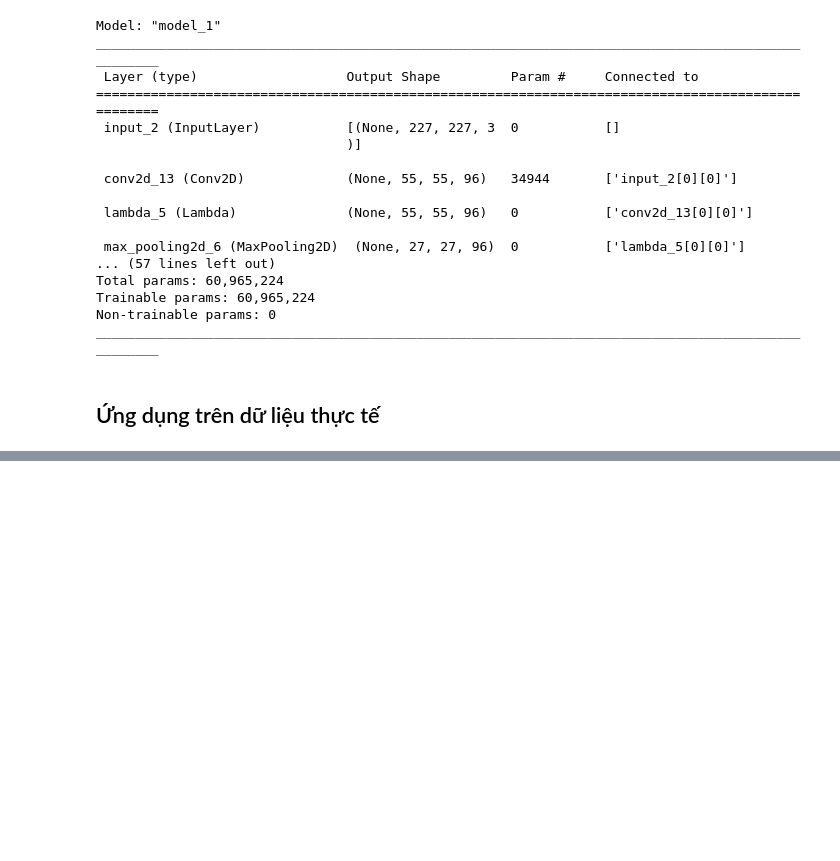
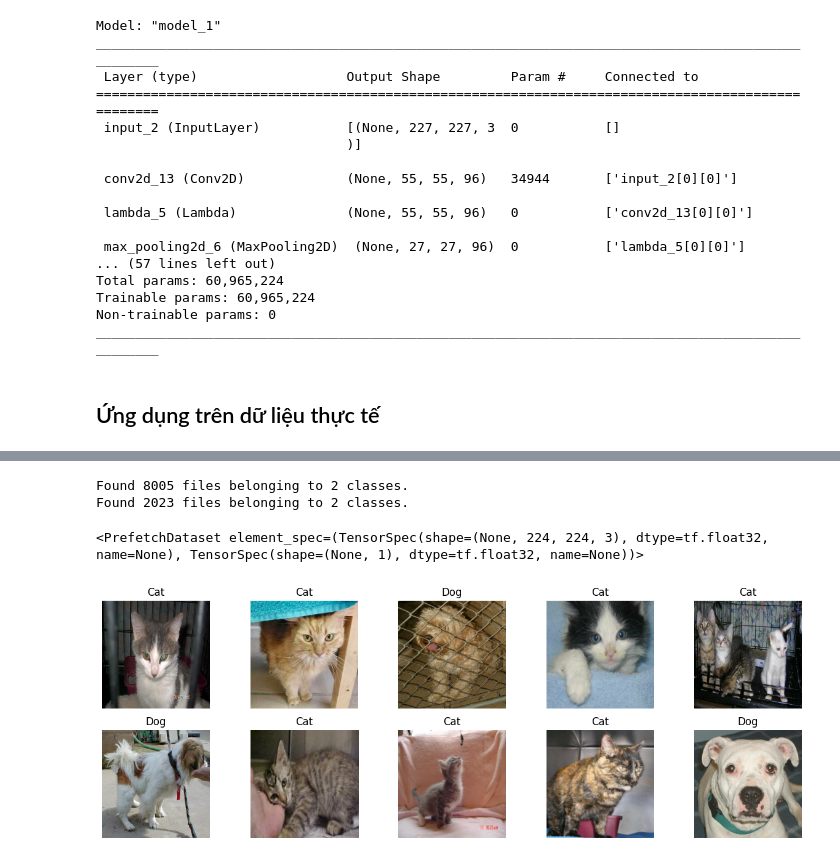
Before and after one commit to khanhtada/ai_from_fundamental_to_application, a Jupyter notebook: Chuong5/kien_truc_mang_noron/AlexNet.ipynb, the cells around one changed output, grey strips where cells are left out. Cells and saved outputs as stored; diff of their text form; code cells hidden in the pictures; blank space fills up the shorter version.

```diff
--- a/Chuong5/kien_truc_mang_noron/AlexNet.ipynb
+++ b/Chuong5/kien_truc_mang_noron/AlexNet.ipynb
@@ -118,8 +115,72 @@ print("✅ Copied dataset to:", dst_dir)
 # %%
-import glob
+import tensorflow as tf
+from tensorflow import keras
+from tensorflow.keras import layers
 
-cats = glob.glob(f"{dst_dir}/training_set/training_set/cats/*.jpg")
-dogs = glob.glob(f"{dst_dir}/training_set/training_set/dogs/*.jpg")
+train_dir = r"C:/Users/Admin/Desktop/my_ai_book/data/datasets/cat-and-dog/training_set"
+test_dir  = r"C:/Users/Admin/Desktop/my_ai_book/data/datasets/cat-and-dog/test_set"
 
-print("Số ảnh mèo:", len(cats))
-print("Số ảnh chó:", len(dogs))
+IMG_SIZE = (224, 224)
+BATCH    = 32
+SEED     = 1
+AUTOTUNE = tf.data.AUTOTUNE
+
+# Nếu thư mục là cats/dogs đúng chuẩn thì không cần class_names
+# Ở đây ép cho chắc chắn theo tên thư mục phổ biến
+CLASS_NAMES = ["cats", "dogs"] #Cats: 0, dogs: 1
+
+train_ds = tf.keras.utils.image_dataset_from_directory(
+    train_dir,
+    image_size=IMG_SIZE,
+    batch_size=BATCH,
+    label_mode="binary",
+    shuffle=True,
+    seed=SEED,
+    class_names=CLASS_NAMES
+)
+# lấy 20% train làm validation
+val_size = int(0.2 * len(train_ds))
+val_ds   = train_ds.take(val_size)
+train_ds = train_ds.skip(val_size)
+
+test_ds = tf.keras.utils.image_dataset_from_directory(
+    test_dir,
+    image_size=IMG_SIZE,
+    batch_size=BATCH,
+    label_mode="binary", # dựa trên vị trí của thư mục nhãn (class)
+    shuffle=False,
+    class_names=CLASS_NAMES
+)
+
+def configure(ds, training=False):
+    if training:
+        ds = ds.shuffle(1000, seed=SEED, reshuffle_each_iteration=True)
+    return ds.prefetch(AUTOTUNE)
+
+train_ds = configure(train_ds, training=True)
+val_ds   = configure(val_ds)
+test_ds  = configure(test_ds)
+# %% [output]
+Found 8005 files belonging to 2 classes.
+Found 2023 files belonging to 2 classes.
+# %%
+train_ds
+# %% [output]
+<PrefetchDataset element_spec=(TensorSpec(shape=(None, 224, 224, 3), dtype=tf.float32, name=None), TensorSpec(shape=(None, 1), dtype=tf.float32, name=None))>
+# %%
+import matplotlib.pyplot as plt
+
+# Lấy 1 batch đầu tiên
+images, labels = next(iter(train_ds))
+
+plt.figure(figsize=(15, 5))
+
+for i in range(10):  # in 8 ảnh đầu tiên
+    ax = plt.subplot(2, 5, i + 1)
+    plt.imshow(images[i].numpy().astype("uint8"))
+    lbl = int(labels[i].numpy())
+    plt.title("Cat" if lbl == 0 else "Dog")
+    plt.axis("off")
+plt.show()
+# %% [output]
+[figure, added]
```
Also changed, not shown: parts of 8 cells of this notebook.
